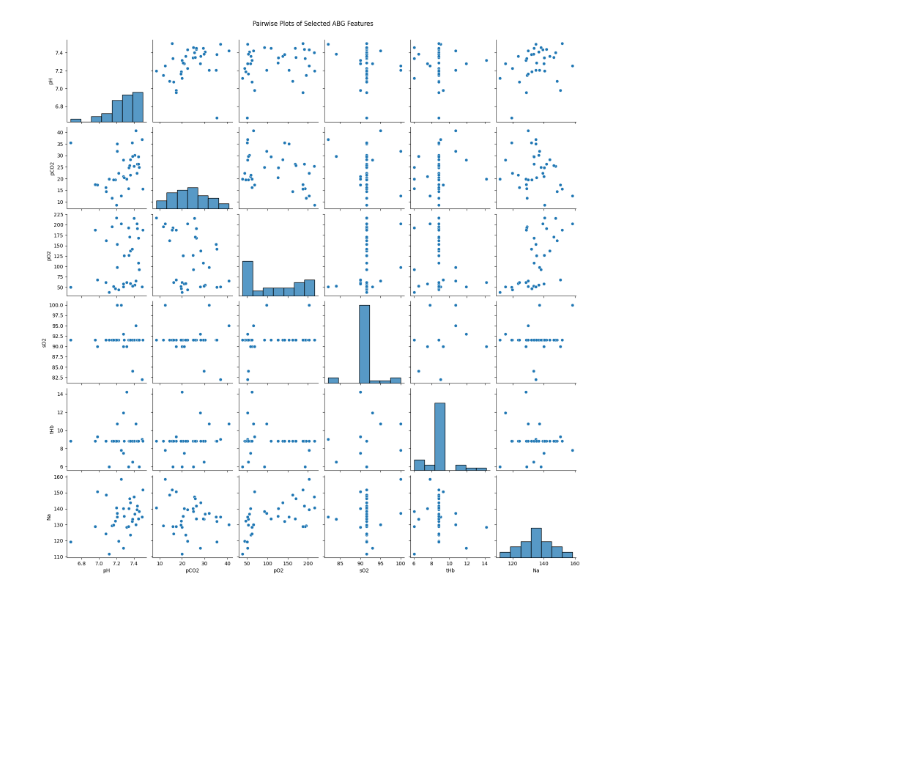
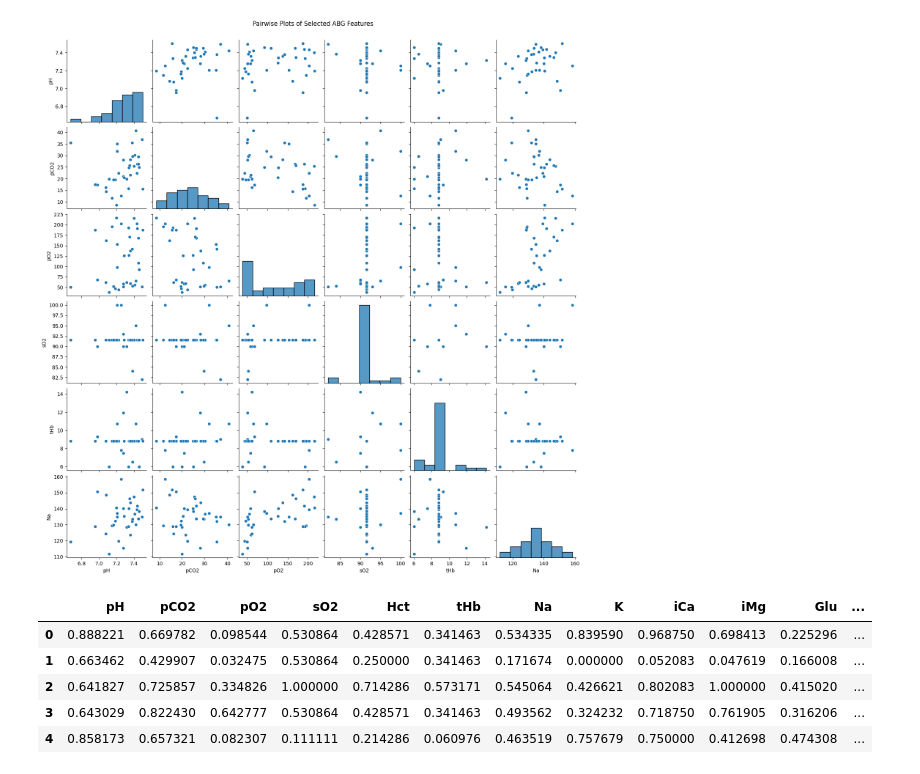
Before and after one commit to Abhinob-Bora/week6_analysis, a Jupyter notebook: BTP.ipynb, the cells around one changed output. Drawn from its saved outputs; the diff is of its cells as text; code cells hidden in the pictures; blank space fills up the shorter version.

```diff
--- a/BTP.ipynb
+++ b/BTP.ipynb
@@ -136,3 +143,12 @@ plt.show()
+# %%
+df.head()
+# %% [output]
+|  | pH | pCO2 | pO2 | sO2 | Hct | tHb | Na | K | iCa | iMg | Glu | ... |
+| 0 | 0.888221 | 0.669782 | 0.098544 | 0.530864 | 0.428571 | 0.341463 | 0.534335 | 0.839590 | 0.968750 | 0.698413 | 0.225296 | ... |
+| 1 | 0.663462 | 0.429907 | 0.032475 | 0.530864 | 0.250000 | 0.341463 | 0.171674 | 0.000000 | 0.052083 | 0.047619 | 0.166008 | ... |
+| 2 | 0.641827 | 0.725857 | 0.334826 | 1.000000 | 0.714286 | 0.573171 | 0.545064 | 0.426621 | 0.802083 | 1.000000 | 0.415020 | ... |
+| 3 | 0.643029 | 0.822430 | 0.642777 | 0.530864 | 0.428571 | 0.341463 | 0.493562 | 0.324232 | 0.718750 | 0.761905 | 0.316206 | ... |
+| 4 | 0.858173 | 0.657321 | 0.082307 | 0.111111 | 0.214286 | 0.060976 | 0.463519 | 0.757679 | 0.750000 | 0.412698 | 0.474308 | ... |
 # %%
 new_df = df.copy()
 new_df['Diagnosis'] = Y
```
Also changed, not shown: parts of 6 cells of this notebook.
